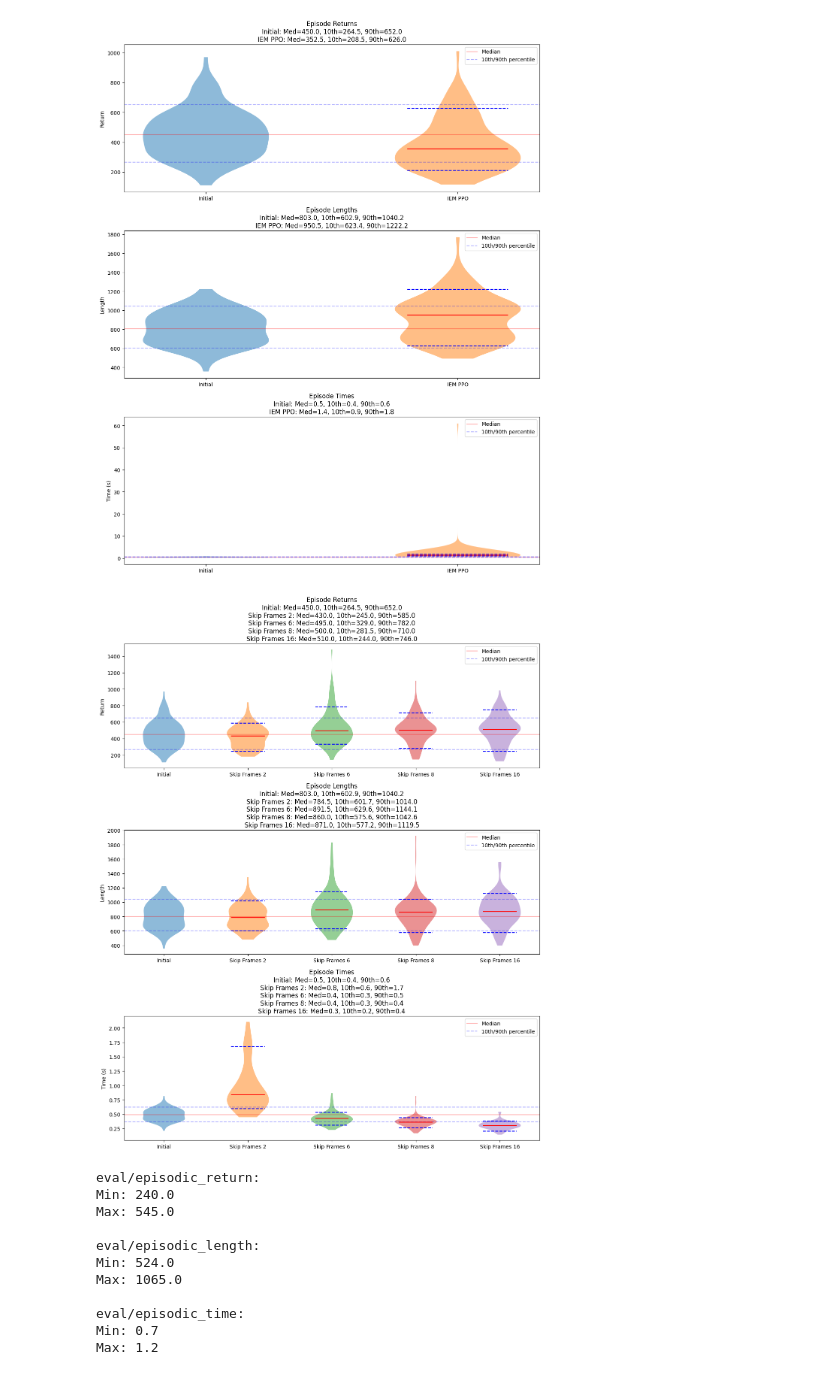
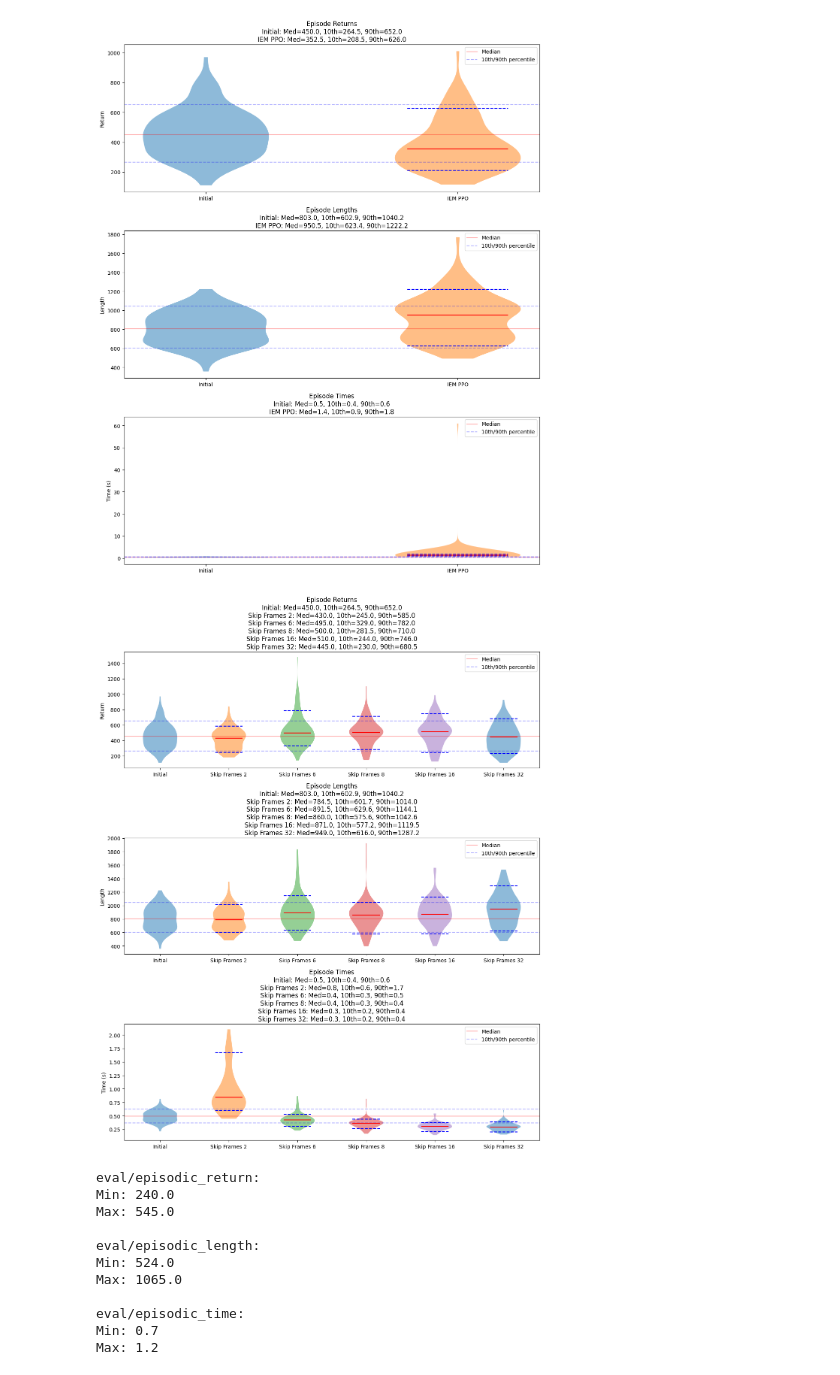
Before and after one commit to florinbarbisch/rle-assginment, a Jupyter notebook: eval.ipynb, the cells around one changed output. Drawn from its saved outputs; the diff is of its cells as text; code cells hidden in the pictures.

```diff
--- a/eval.ipynb
+++ b/eval.ipynb
@@ -38,7 +38,7 @@ def load_df(event_path, filter_prefix=None):
     return df
 # %%
 # Find all tensorboard files in slurm/ALE directory
-tensorboard_files = glob.glob(r"slurm/ALE/**/events.out.tfevents.*", recursive=True)
+tensorboard_files = glob.glob(r"slurm/runs/ALE/**/events.out.tfevents.*", recursive=True)
 
 # Group files by experiment name (everything before __1__)
 experiments = defaultdict(list)
@@ -237,16 +237,14 @@ plot_episode_stats_violin(df_initial, df_iem_ppo, labels=['Initial', 'IEM PPO'])
 # %%
 df_skip_frames_2 = load_df(tensorboard_paths['skip_frames_2'], filter_prefix="eval/")
 df_skip_frames_6 = load_df(tensorboard_paths['skip_frames_6'], filter_prefix="eval/")
 df_skip_frames_8 = load_df(tensorboard_paths['skip_frames_8'], filter_prefix="eval/")
 df_skip_frames_16 = load_df(tensorboard_paths['skip_frames_16'], filter_prefix="eval/")
 df_skip_frames_32 = load_df(tensorboard_paths['skip_frames_32'], filter_prefix="eval/")
 
-# plot_episode_stats_violin(df_initial, df_skip_frames_2, df_skip_frames_6, df_skip_frames_8, df_skip_frames_16, df_skip_frames_32,
-# labels=['Initial', 'Skip Frames 2', 'Skip Frames 6', 'Skip Frames 8', 'Skip Frames 16', 'Skip Frames 32'])
-plot_episode_stats_violin(df_initial, df_skip_frames_2, df_skip_frames_6, df_skip_frames_8, df_skip_frames_16,
-labels=['Initial', 'Skip Frames 2', 'Skip Frames 6', 'Skip Frames 8', 'Skip Frames 16'])
+plot_episode_stats_violin(df_initial, df_skip_frames_2, df_skip_frames_6, df_skip_frames_8, df_skip_frames_16, df_skip_frames_32,
+labels=['Initial', 'Skip Frames 2', 'Skip Frames 6', 'Skip Frames 8', 'Skip Frames 16', 'Skip Frames 32'])
 # %% [output]
-[figure, old version]
+[figure, new version]
 # %%
 def print_metric_ranges(df):
     """
```
Also changed, not shown: parts of 4 cells of this notebook, 1 other file.
